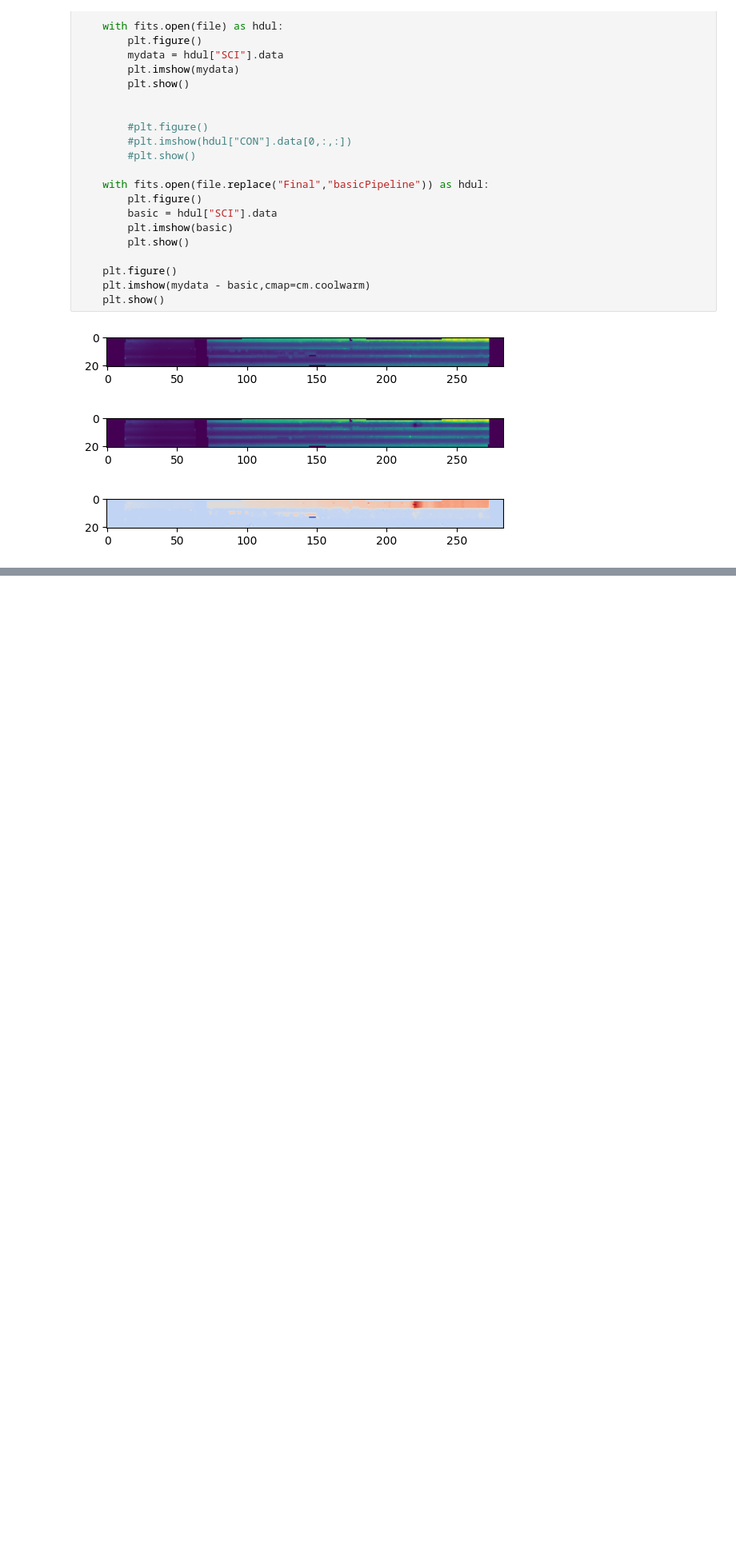
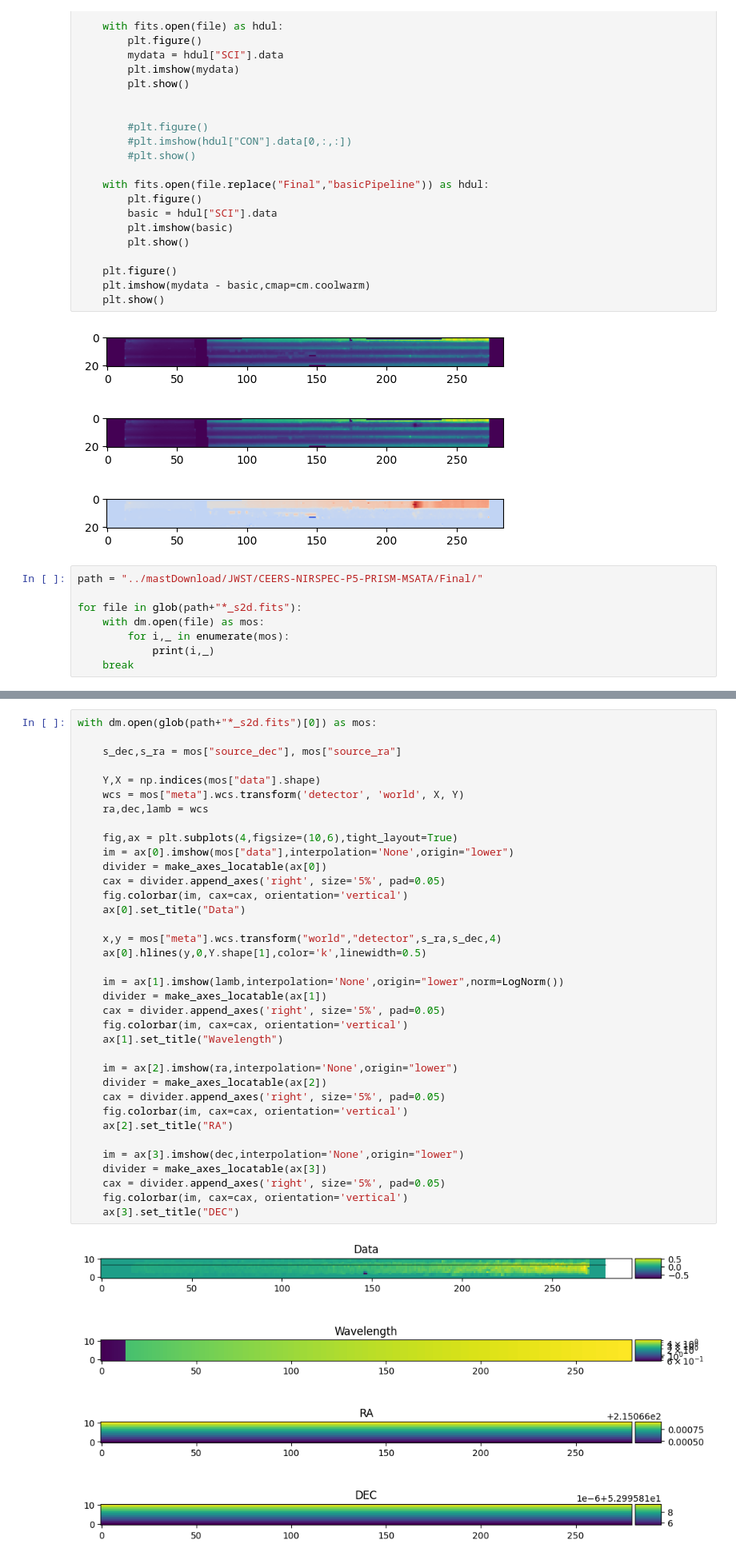
Before and after one commit to TimEpsilon/BetterNIRSpecBackground, a Jupyter notebook: JWST/TestStage3/TestStage3.ipynb, the cells around one changed output, grey strips where cells are left out. Shown at 80% size. Cells and saved outputs as stored; diff of their text form; blank space fills up the shorter version.

Commit message:
Added a way to analyse the final spectra, both by viewing the image and by extracting a graph

```diff
--- a/JWST/TestStage3/TestStage3.ipynb
+++ b/JWST/TestStage3/TestStage3.ipynb
@@ -173,3 +177,11 @@ for file in glob("../mastDownload/JWST/CEERS-NIRSPEC-P10-PRISM-MSATA/Final/jw013
 [figure]
 [figure]
 [figure]
+# %%
+path = "../mastDownload/JWST/CEERS-NIRSPEC-P5-PRISM-MSATA/Final/"
+
+for file in glob(path+"*_s2d.fits"):
+    with dm.open(file) as mos:
+        for i,_ in enumerate(mos):
+            print(i,_)
+    break
@@ -175,0 +206,38 @@ for file in glob("../mastDownload/JWST/CEERS-NIRSPEC-P10-PRISM-MSATA/Final/jw013
+# %%
+with dm.open(glob(path+"*_s2d.fits")[0]) as mos:
+
+    s_dec,s_ra = mos["source_dec"], mos["source_ra"]
+
+    Y,X = np.indices(mos["data"].shape)
+    wcs = mos["meta"].wcs.transform('detector', 'world', X, Y)
+    ra,dec,lamb = wcs
+
+    fig,ax = plt.subplots(4,figsize=(10,6),tight_layout=True)
+    im = ax[0].imshow(mos["data"],interpolation='None',origin="lower")
+    divider = make_axes_locatable(ax[0])
+    cax = divider.append_axes('right', size='5%', pad=0.05)
+    fig.colorbar(im, cax=cax, orientation='vertical')
+    ax[0].set_title("Data")
+
+    x,y = mos["meta"].wcs.transform("world","detector",s_ra,s_dec,4)
+    ax[0].hlines(y,0,Y.shape[1],color='k',linewidth=0.5)
+
+    im = ax[1].imshow(lamb,interpolation='None',origin="lower",norm=LogNorm())
+    divider = make_axes_locatable(ax[1])
+    cax = divider.append_axes('right', size='5%', pad=0.05)
+    fig.colorbar(im, cax=cax, orientation='vertical')
+    ax[1].set_title("Wavelength")
+
+    im = ax[2].imshow(ra,interpolation='None',origin="lower")
+    divider = make_axes_locatable(ax[2])
+    cax = divider.append_axes('right', size='5%', pad=0.05)
+    fig.colorbar(im, cax=cax, orientation='vertical')
+    ax[2].set_title("RA")
+
+    im = ax[3].imshow(dec,interpolation='None',origin="lower")
+    divider = make_axes_locatable(ax[3])
+    cax = divider.append_axes('right', size='5%', pad=0.05)
+    fig.colorbar(im, cax=cax, orientation='vertical')
+    ax[3].set_title("DEC")
+# %% [output]
+[figure, added]
```
Also changed, not shown: parts of 3 cells of this notebook, 2 other files.
